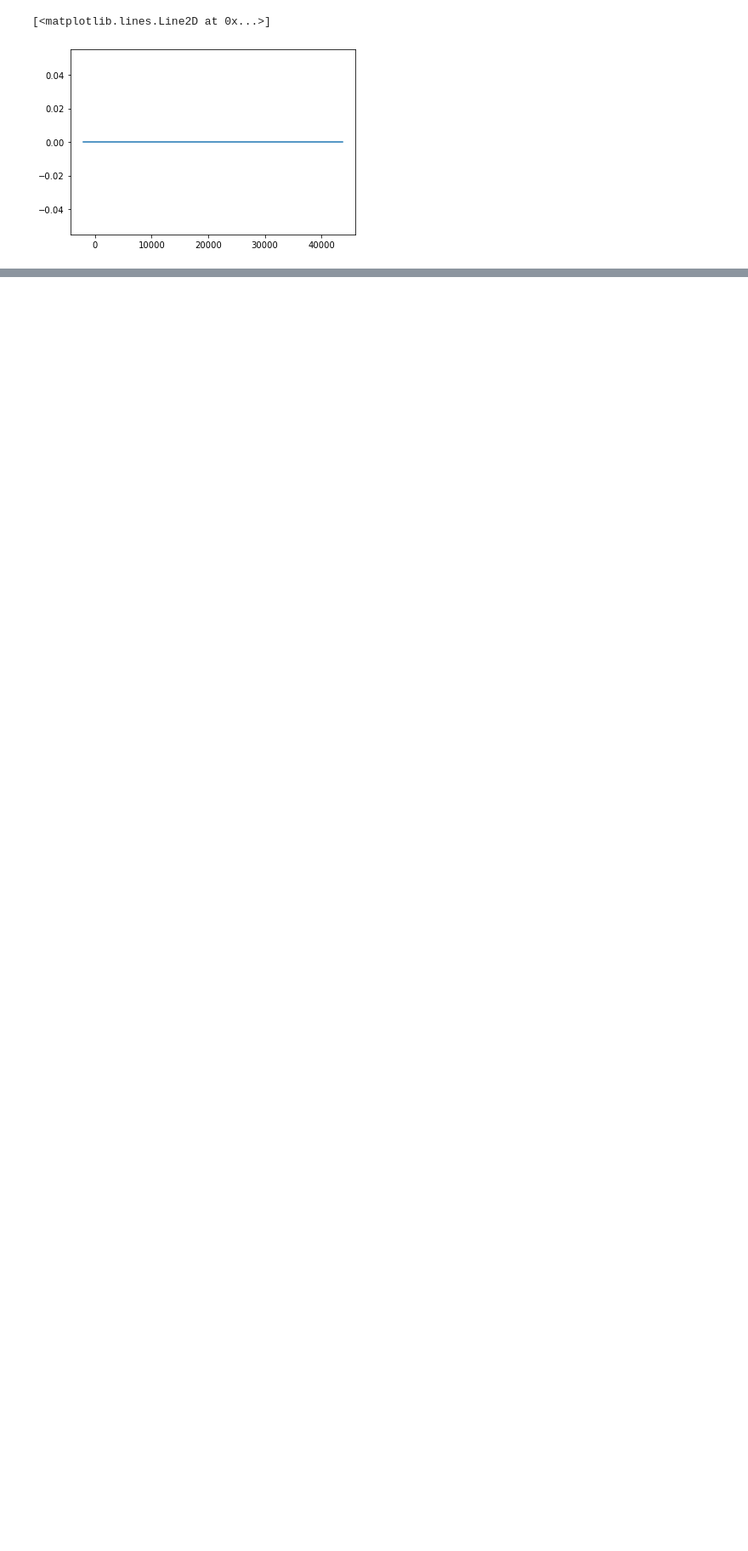
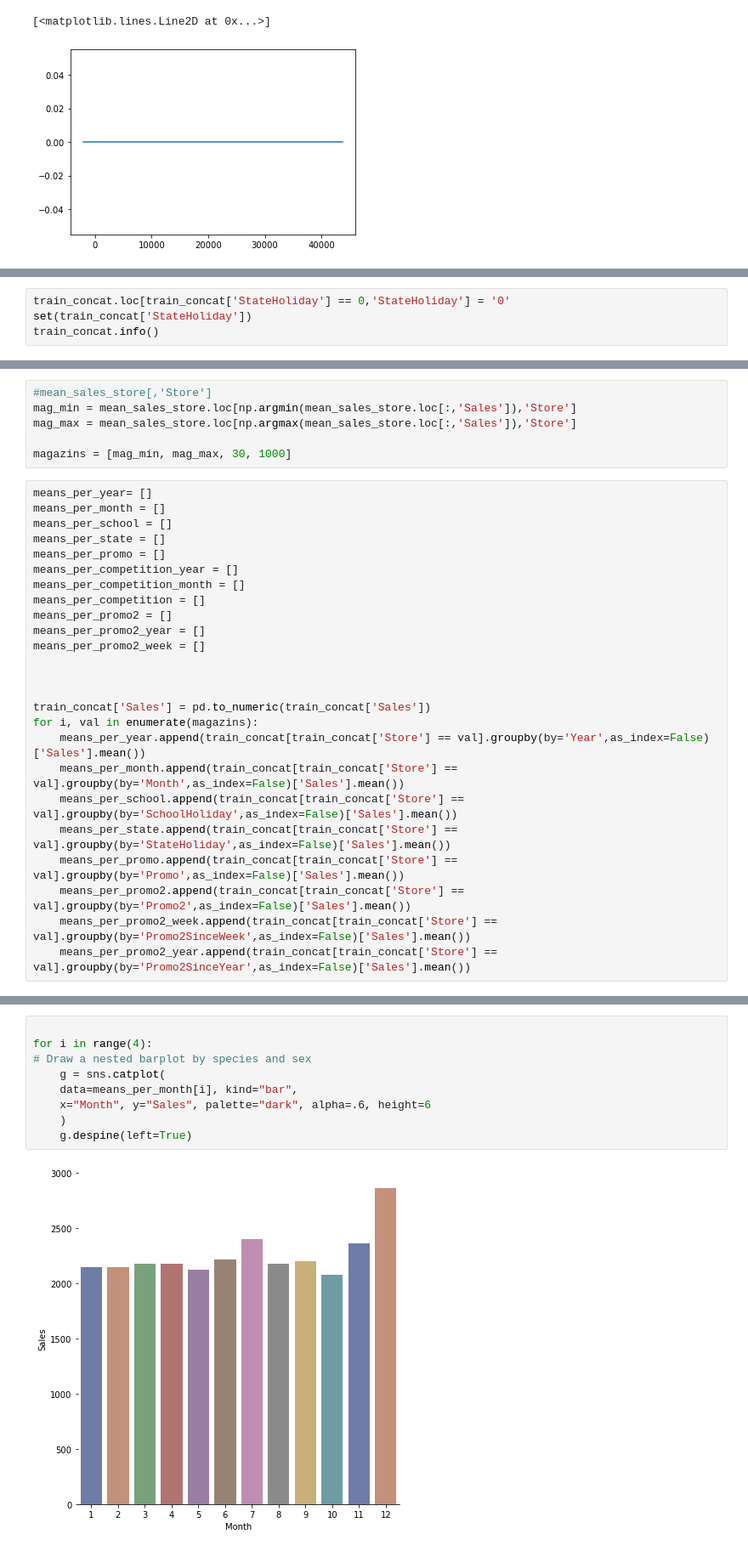
Before and after one commit to aristotekoen/MLBC, a Jupyter notebook: Code_real.ipynb, the cells around one changed output, grey strips where cells are left out. Shown: that part at 85% size. Drawn from its saved outputs; the diff is of its cells as text; blank space fills up the shorter version.

```diff
--- a/Code_real.ipynb
+++ b/Code_real.ipynb
@@ -244,0 +375,4 @@ sns.heatmap(corr, mask=mask, cmap=cmap, vmax=1, center=0,
+# %%
+train_concat.loc[train_concat['StateHoliday'] == 0,'StateHoliday'] = '0'
+set(train_concat['StateHoliday'])
+train_concat.info()
@@ -244,0 +399,31 @@ sns.heatmap(corr, mask=mask, cmap=cmap, vmax=1, center=0,
+# %%
+#mean_sales_store[,'Store']
+mag_min = mean_sales_store.loc[np.argmin(mean_sales_store.loc[:,'Sales']),'Store']
+mag_max = mean_sales_store.loc[np.argmax(mean_sales_store.loc[:,'Sales']),'Store']
+
+magazins = [mag_min, mag_max, 30, 1000]
+# %%
+means_per_year= []
+means_per_month = []
+means_per_school = []
+means_per_state = []
+means_per_promo = []
+means_per_competition_year = []
+means_per_competition_month = []
+means_per_competition = []
+means_per_promo2 = []
+means_per_promo2_year = []
+means_per_promo2_week = []
+
+
+
+train_concat['Sales'] = pd.to_numeric(train_concat['Sales'])
+for i, val in enumerate(magazins):
+    means_per_year.append(train_concat[train_concat['Store'] == val].groupby(by='Year',as_index=False)['Sales'].mean())
+    means_per_month.append(train_concat[train_concat['Store'] == val].groupby(by='Month',as_index=False)['Sales'].mean())
+    means_per_school.append(train_concat[train_concat['Store'] == val].groupby(by='SchoolHoliday',as_index=False)['Sales'].mean())
+    means_per_state.append(train_concat[train_concat['Store'] == val].groupby(by='StateHoliday',as_index=False)['Sales'].mean())
+    means_per_promo.append(train_concat[train_concat['Store'] == val].groupby(by='Promo',as_index=False)['Sales'].mean())
+    means_per_promo2.append(train_concat[train_concat['Store'] == val].groupby(by='Promo2',as_index=False)['Sales'].mean())
+    means_per_promo2_week.append(train_concat[train_concat['Store'] == val].groupby(by='Promo2SinceWeek',as_index=False)['Sales'].mean())
+    means_per_promo2_year.append(train_concat[train_concat['Store'] == val].groupby(by='Promo2SinceYear',as_index=False)['Sales'].mean())
@@ -244,0 +454,11 @@ sns.heatmap(corr, mask=mask, cmap=cmap, vmax=1, center=0,
+# %%
+
+for i in range(4):
+# Draw a nested barplot by species and sex
+    g = sns.catplot(
+    data=means_per_month[i], kind="bar",
+    x="Month", y="Sales", palette="dark", alpha=.6, height=6
+    )
+    g.despine(left=True)
+# %% [output]
+[figure, added]
```
Also changed, not shown: parts of 43 cells of this notebook.
